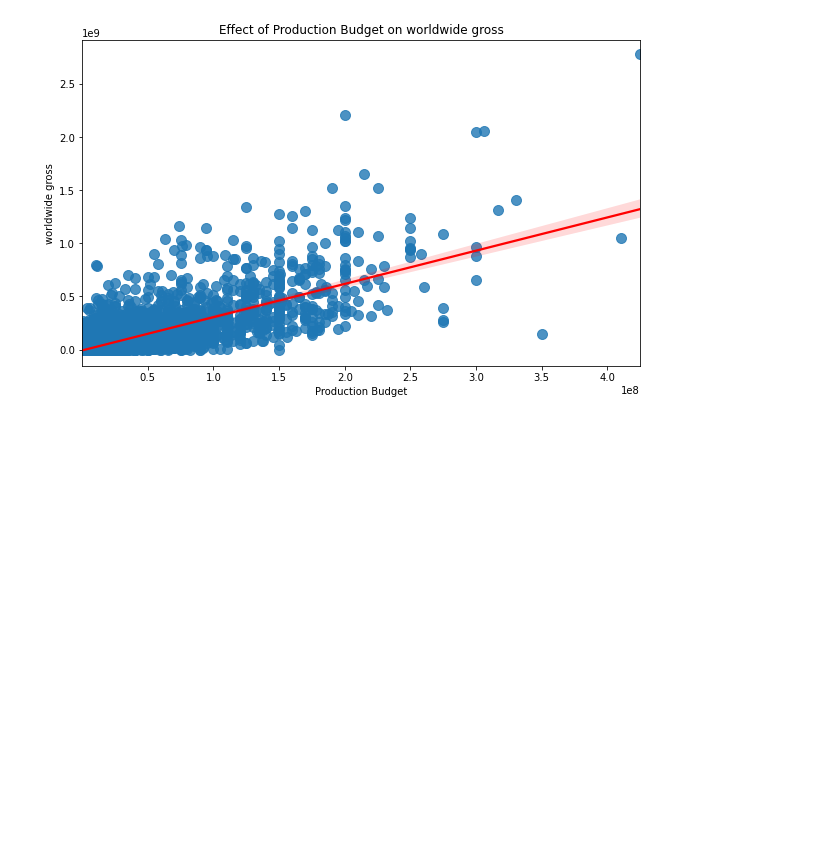
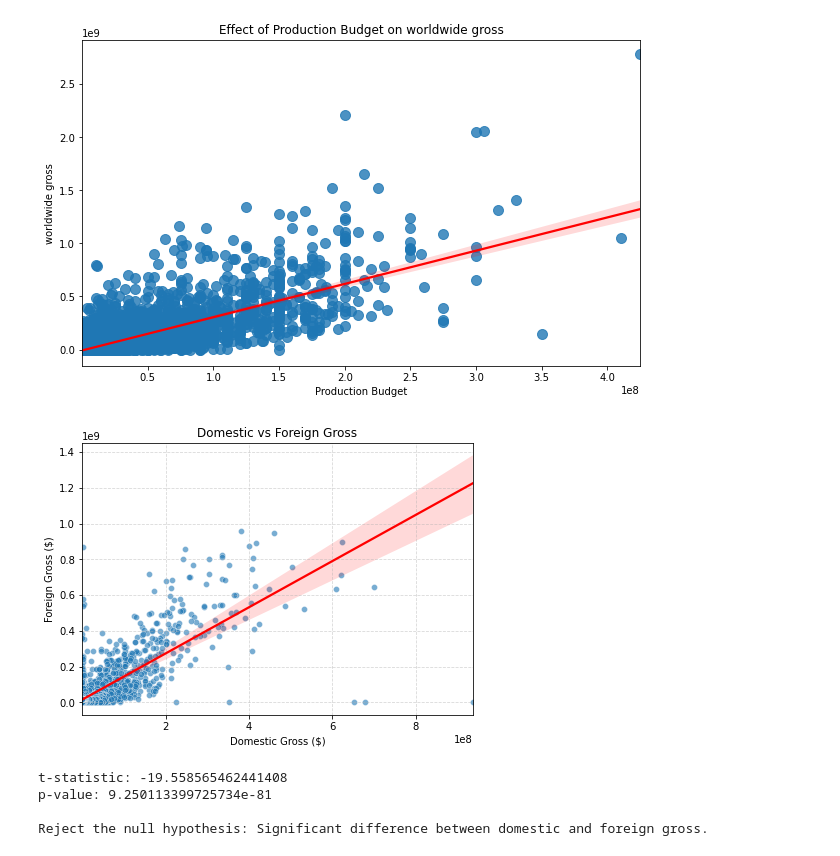
Before and after one commit to lorenaterah/Phase-2-project-G3, a Jupyter notebook: index.ipynb, the cells around one changed output. Cells and saved outputs as stored; diff of their text form; code cells hidden in the pictures; blank space fills up the shorter version.

```diff
--- a/index.ipynb
+++ b/index.ipynb
@@ -780,3 +780,33 @@ plt.ylabel('worldwide gross')
 plt.show()
 # %% [output]
 [figure]
+# %%
+#domestic vs foreign gross using movie_gross dataset
+plt.figure(figsize=(7,5))
+sns.scatterplot(x='domestic_gross', y='foreign_gross', data=movie_gross, alpha=0.6)
+sns.regplot(x='domestic_gross', y='foreign_gross', data=movie_gross, scatter=False, color='red')
+plt.title('Domestic vs Foreign Gross')
+plt.xlabel('Domestic Gross ($)')
+plt.ylabel('Foreign Gross ($)')
+plt.grid(True, linestyle='--', alpha=0.5)
+plt.show()
+# %% [output]
+[figure, added]
+# %%
+from scipy.stats import ttest_rel
+
+t_stat, p_val = ttest_rel(movie_gross['domestic_gross'], movie_gross['foreign_gross'])
+print("t-statistic:", t_stat)
+print("p-value:", p_val)
+
+print("                     ")
+alpha = 0.05
+if p_val < alpha:
+    print("Reject the null hypothesis: Significant difference between domestic and foreign gross.")
+else:
+    print("Fail to reject the null hypothesis: No significant difference between domestic and foreign gross.")
+# %% [output]
+t-statistic: -19.558565462441408
+p-value: 9.250113399725734e-81
+
+Reject the null hypothesis: Significant difference between domestic and foreign gross.
```
Also changed, not shown: parts of 3 cells of this notebook, 1 other file.
